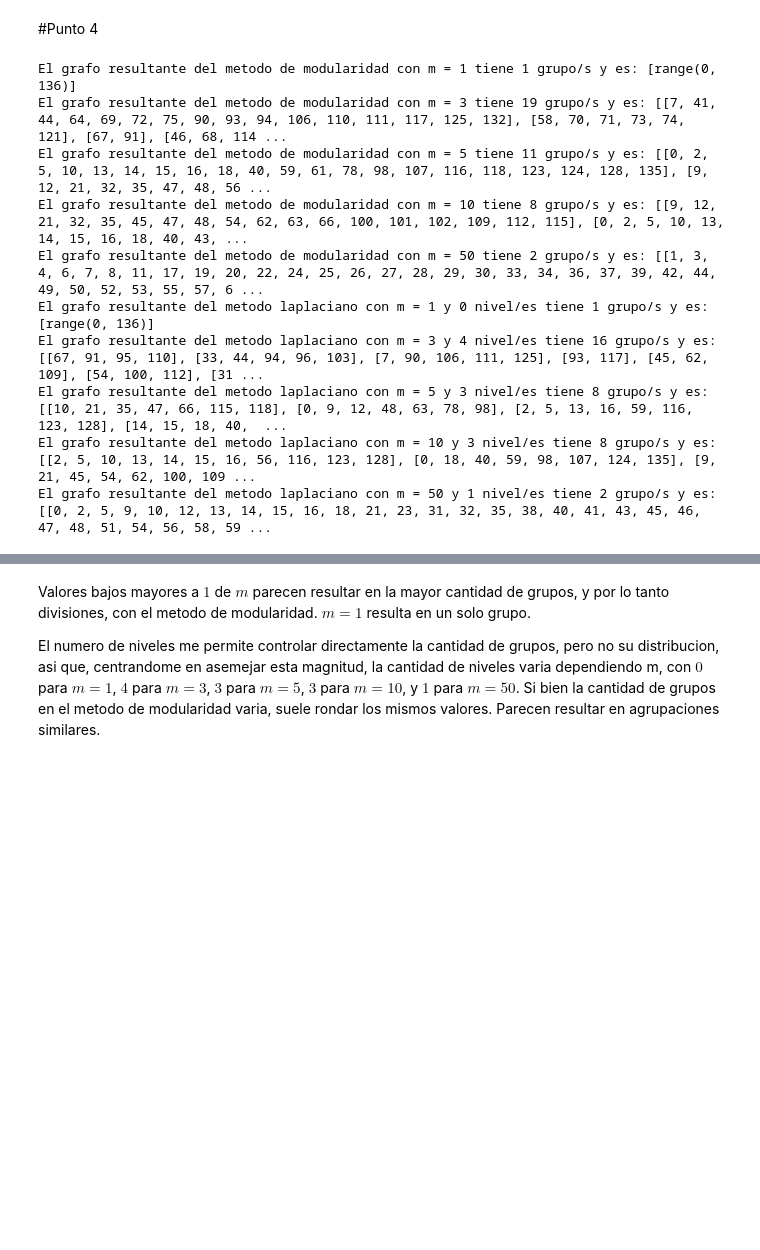
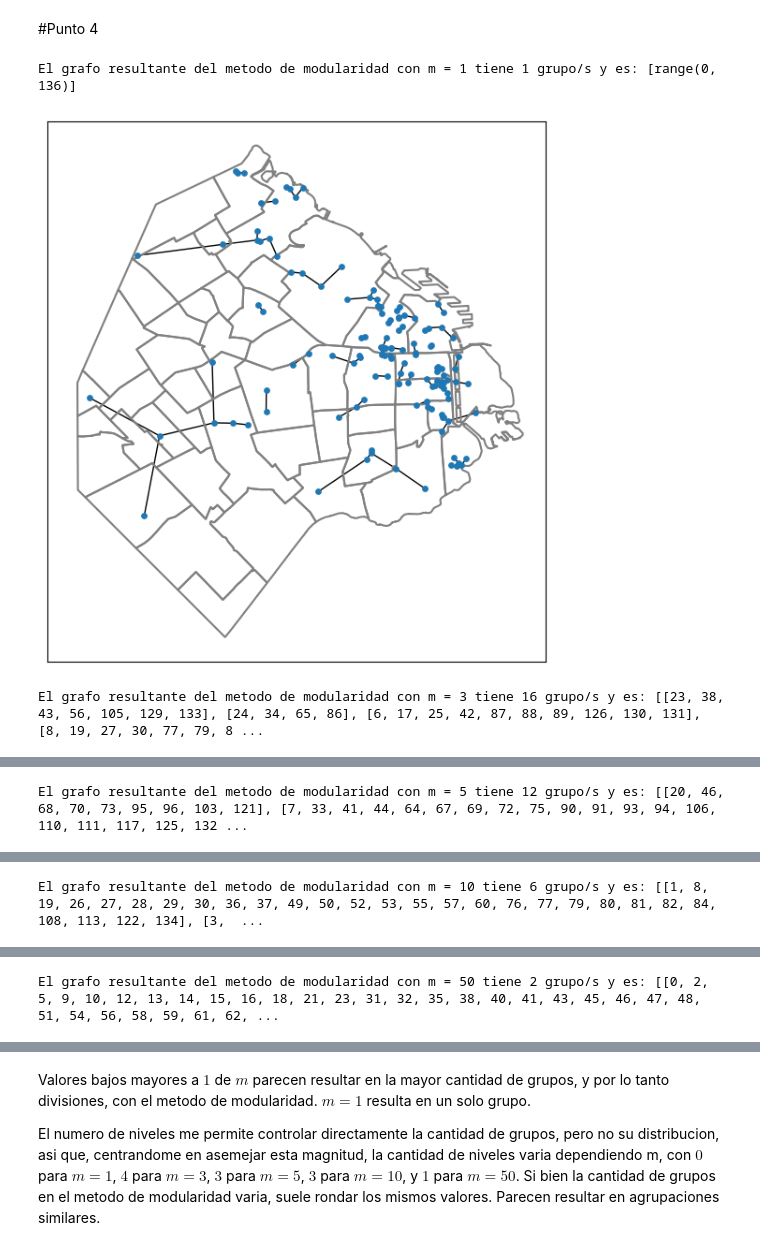
Before and after one commit to shotinhell/TP1_ALC_1C2025, a Jupyter notebook: TP1 y TP2.ipynb, the cells around one changed output, grey strips where cells are left out. Cells and saved outputs as stored; diff of their text form; code cells hidden in the pictures; blank space fills up the shorter version.

Commit message:
Agregados grafos a tp2.4

```diff
--- a/TP1 y TP2.ipynb
+++ b/TP1 y TP2.ipynb
@@ -619,33 +620,38 @@ Podemos ver que el metodo de modularidad produce un grafo cortado en los 2 grupo
 # %%
 def simetriza_matriz(A):
   # A′ = ⌈ (1/2) (A + At)⌉
   return np.ceil((1/2) * (A + A.T))
 
 m_list = [1,3,5,10,50]
 
 for m in m_list:
+
     A = construye_adyacencia(D,m)
     A = simetriza_matriz(A)
     mod_A = func2.modularidad_iterativo(A)
     size = len(mod_A)
     print("El grafo resultante del metodo de modularidad con m =",m,"tiene",size,"grupo/s y es:",mod_A)
+
+    plt.rcdefaults()
+    func2.graficar_grafo(museos,barrios,0.5,A)
+    plt.show()
+
+
+
 
 nivel_list = [0,4,3,3,1] # Lista de niveles precalculados
 for m in m_list:
     A = construye_adyacencia(D,m)
     A = simetriza_matriz(A)
     niveles = nivel_list[m_list.index(m)]
     lap_A = func2.laplaciano_iterativo(A,niveles)
     size = len(lap_A)
     print("El grafo resultante del metodo laplaciano con m =",m,"y",niveles,"nivel/es tiene",size,"grupo/s y es:",lap_A)
+
+    plt.rcdefaults()
+    func2.graficar_grafo(museos,barrios,0.5,A)
+    plt.show()
 # %% [output]
 El grafo resultante del metodo de modularidad con m = 1 tiene 1 grupo/s y es: [range(0, 136)]
-El grafo resultante del metodo de modularidad con m = 3 tiene 19 grupo/s y es: [[7, 41, 44, 64, 69, 72, 75, 90, 93, 94, 106, 110, 111, 117, 125, 132], [58, 70, 71, 73, 74, 121], [67, 91], [46, 68, 114 ...
-El grafo resultante del metodo de modularidad con m = 5 tiene 11 grupo/s y es: [[0, 2, 5, 10, 13, 14, 15, 16, 18, 40, 59, 61, 78, 98, 107, 116, 118, 123, 124, 128, 135], [9, 12, 21, 32, 35, 47, 48, 56 ...
-El grafo resultante del metodo de modularidad con m = 10 tiene 8 grupo/s y es: [[9, 12, 21, 32, 35, 45, 47, 48, 54, 62, 63, 66, 100, 101, 102, 109, 112, 115], [0, 2, 5, 10, 13, 14, 15, 16, 18, 40, 43, ...
-El grafo resultante del metodo de modularidad con m = 50 tiene 2 grupo/s y es: [[1, 3, 4, 6, 7, 8, 11, 17, 19, 20, 22, 24, 25, 26, 27, 28, 29, 30, 33, 34, 36, 37, 39, 42, 44, 49, 50, 52, 53, 55, 57, 6 ...
-El grafo resultante del metodo laplaciano con m = 1 y 0 nivel/es tiene 1 grupo/s y es: [range(0, 136)]
-El grafo resultante del metodo laplaciano con m = 3 y 4 nivel/es tiene 16 grupo/s y es: [[67, 91, 95, 110], [33, 44, 94, 96, 103], [7, 90, 106, 111, 125], [93, 117], [45, 62, 109], [54, 100, 112], [31 ...
-El grafo resultante del metodo laplaciano con m = 5 y 3 nivel/es tiene 8 grupo/s y es: [[10, 21, 35, 47, 66, 115, 118], [0, 9, 12, 48, 63, 78, 98], [2, 5, 13, 16, 59, 116, 123, 128], [14, 15, 18, 40,  ...
-El grafo resultante del metodo laplaciano con m = 10 y 3 nivel/es tiene 8 grupo/s y es: [[2, 5, 10, 13, 14, 15, 16, 56, 116, 123, 128], [0, 18, 40, 59, 98, 107, 124, 135], [9, 21, 45, 54, 62, 100, 109 ...
-El grafo resultante del metodo laplaciano con m = 50 y 1 nivel/es tiene 2 grupo/s y es: [[0, 2, 5, 9, 10, 12, 13, 14, 15, 16, 18, 21, 23, 31, 32, 35, 38, 40, 41, 43, 45, 46, 47, 48, 51, 54, 56, 58, 59 ...
+[figure, added]
+El grafo resultante del metodo de modularidad con m = 3 tiene 16 grupo/s y es: [[23, 38, 43, 56, 105, 129, 133], [24, 34, 65, 86], [6, 17, 25, 42, 87, 88, 89, 126, 130, 131], [8, 19, 27, 30, 77, 79, 8 ...
@@ -651,0 +659 @@ El grafo resultante del metodo laplaciano con m = 50 y 1 nivel/es tiene 2 grupo/
+El grafo resultante del metodo de modularidad con m = 5 tiene 12 grupo/s y es: [[20, 46, 68, 70, 73, 95, 96, 103, 121], [7, 33, 41, 44, 64, 67, 69, 72, 75, 90, 91, 93, 94, 106, 110, 111, 117, 125, 132 ...
@@ -651,0 +661 @@ El grafo resultante del metodo laplaciano con m = 50 y 1 nivel/es tiene 2 grupo/
+El grafo resultante del metodo de modularidad con m = 10 tiene 6 grupo/s y es: [[1, 8, 19, 26, 27, 28, 29, 30, 36, 37, 49, 50, 52, 53, 55, 57, 60, 76, 77, 79, 80, 81, 82, 84, 108, 113, 122, 134], [3,  ...
@@ -651,0 +663 @@ El grafo resultante del metodo laplaciano con m = 50 y 1 nivel/es tiene 2 grupo/
+El grafo resultante del metodo de modularidad con m = 50 tiene 2 grupo/s y es: [[0, 2, 5, 9, 10, 12, 13, 14, 15, 16, 18, 21, 23, 31, 32, 35, 38, 40, 41, 43, 45, 46, 47, 48, 51, 54, 56, 58, 59, 61, 62, ...
```
Also changed, not shown: parts of 5 cells of this notebook, 1 other file.
